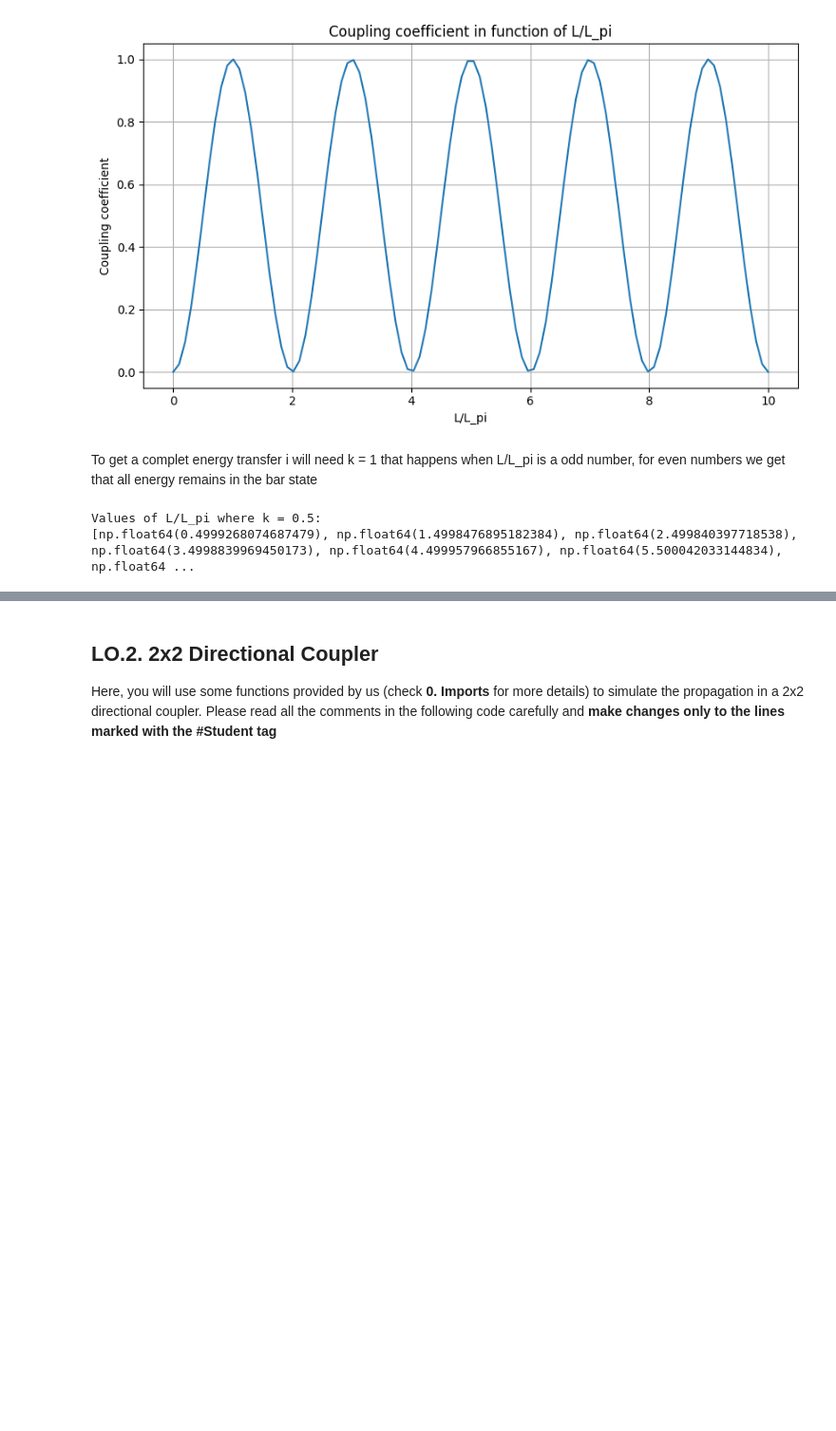
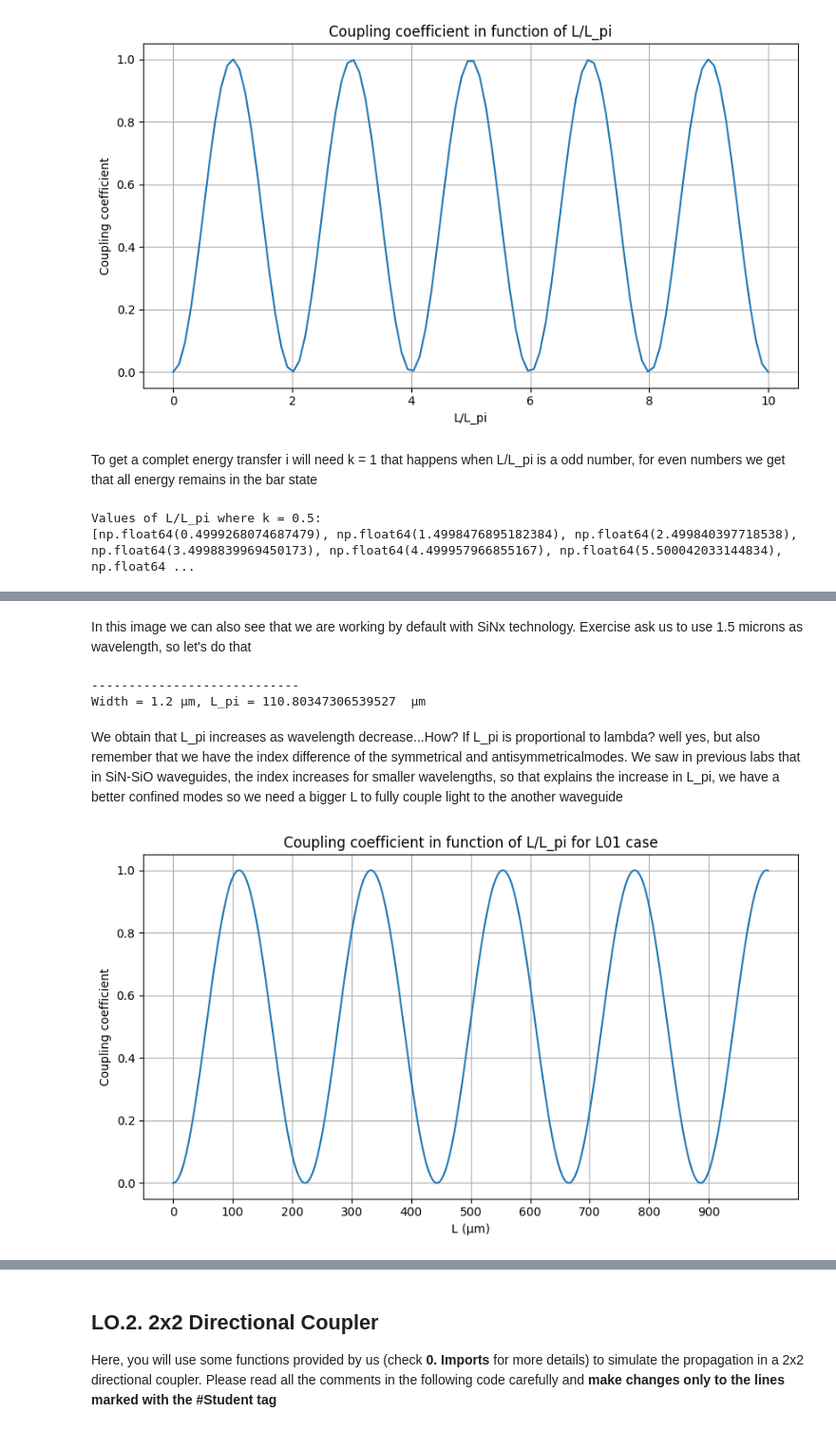
Before and after one commit to DBAEASE/pic-upv-lab2, a Jupyter notebook: COUPLERS_Student.ipynb, the cells around one changed output, grey strips where cells are left out. Shown at 95% size. Cells and saved outputs as stored; diff of their text form; code cells hidden in the pictures; blank space fills up the shorter version.

```diff
--- a/COUPLERS_Student.ipynb
+++ b/COUPLERS_Student.ipynb
@@ -16,7 +16,7 @@ import tidy3d as td
 import gplugins.tidy3d as gt
 import math
 nm = 1e-3
-wavelength = np.linspace(1500, 1600) * nm
+wavelength = np.linspace(1500, 1600,11) * nm
 f = td.C_0 / wavelength
 # %% [markdown]
 ### 0.2. Functions by us
@@ -74,0 +113,61 @@ Values of L/L_pi where k = 0.5:
+# %% [markdown]
+In this image we can also see that we are working by default with SiNx technology. Exercise ask us to use 1.5 microns as wavelength, so let's do that
+# %%
+wg_gap = 0.6 # Student. Gap between waveguides (always in microns remember)
+#I will iterate this value at hand, doing a for loop I got a error (ValueError: Point is outside of the mesh.) after a 4-5 iterations
+wg_width = 1.2 # Student. Core waveguides width
+d = wg_width + wg_gap
+wg_N = 2 #2x2 coupler so 2 waveguides
+
+# This library dont use chache and take more computational time
+m = DC_EME() # Here you instantiate a Directional Coupler to be simulated with the Eigen-mode expansion (EME) algorithm.
+m.MMI_num_modes = 12 # Number of modes to be calculated. Here, the higher, the better since we are going to calculate, this is based finite elements
+                    # the propagation based on the mode decomposition.
+m.DC_wg_gap = wg_gap # Gap between waveguides
+m.DC_wg_width = wg_width # Width of the waveguides core
+m.DC_N_waveguides = wg_N
+m.wvl = 1.5 # <--- We change the simulation wavelength
+# 1) Compute de DC modes - Only execute whenever a geometrical parameter is changed. Takes time to find the modes.
+m.find_all_modes()
+
+# 2) Get the L_pi
+L_pi = m.get_L_pi() # It filters modes between TE and TM, so it calcules in a good way the L_pi, the other library assumes TE the first two modes
+print('----------------------------')
+print(f"Width = {wg_width} µm, L_pi = {L_pi}  µm")
+# %% [output]
+----------------------------
+Width = 1.2 µm, L_pi = 110.80347306539527  µm
+# %% [markdown]
+We obtain that L_pi increases as wavelength decrease...How? If L_pi is proportional to lambda? well yes, but also remember that we have the index difference of the symmetrical and antisymmetricalmodes. We saw in previous labs that in SiN-SiO waveguides, the index increases for smaller wavelengths, so that explains the increase in L_pi, we have a better confined modes so we need a bigger L to fully couple light to the another waveguide
+# %%
+def find_lengths_k(k_target, L_pi, L_max=300):
+
+    argument = np.arcsin(np.sqrt(k_target))
+
+    n = np.arange(0, int(L_max / (2 * L_pi)) + 2)
+
+    L1 = 2*n*L_pi + 2*L_pi/np.pi * argument
+    L2 = 2*n*L_pi + 2*L_pi/np.pi * (np.pi - argument)
+
+    L = np.sort(np.concatenate((L1, L2)))
+
+    return np.unique(L[L <= L_max])
+# %%
+# Take care of alliasing and the number of cycles I am ploting, with 100 cycles and 100 samples, the sampling frequency is to small, i will get aliasing!
+length = np.linspace(0, 1000, 500)
+argument = 1/2*np.pi*(length/L_pi)
+k = np.sin(argument)**2
+L_0 = find_lengths_k(0,L_pi,max(length))
+L_050 = find_lengths_k(0.5,L_pi,max(length))
+L_1 = find_lengths_k(1,L_pi,max(length))
+
+plt.figure(figsize=(10, 5))
+plt.plot(length, k)
+plt.title(f"Coupling coefficient in function of L/L_pi for L01 case")
+plt.xlabel("L (µm)")
+plt.ylabel("Coupling coefficient")
+plt.grid()
+plt.xticks(np.arange(0, 1000, 100))
+plt.tight_layout(rect=[0, 0, 0.85, 1])
+# %% [output]
+[figure, added]
```
Also changed, not shown: parts of 107 cells of this notebook, 2 other files.
